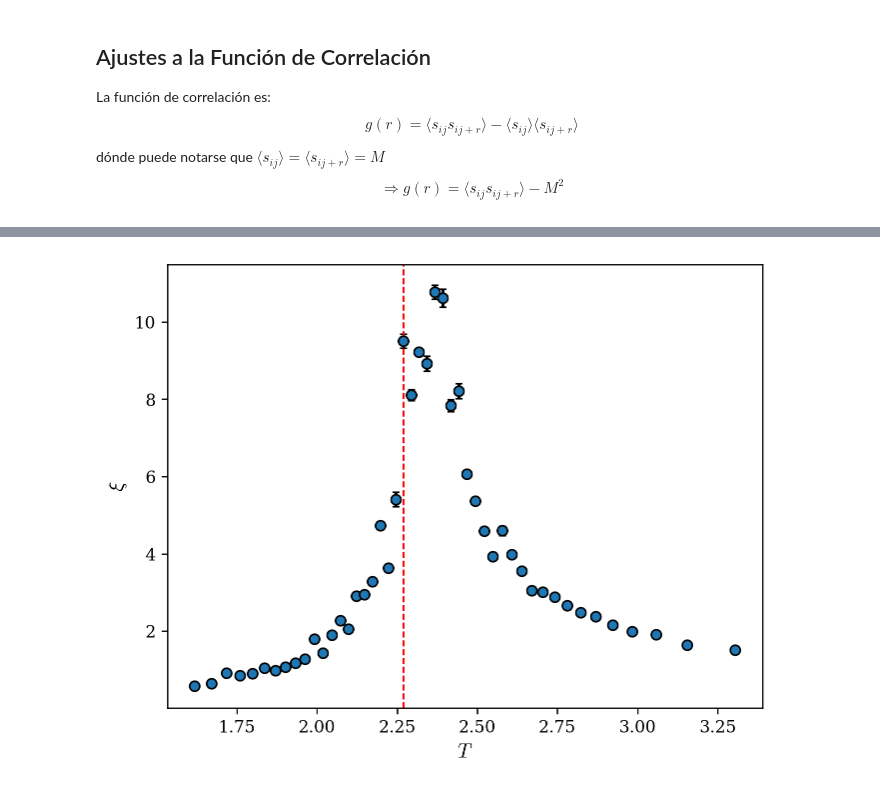
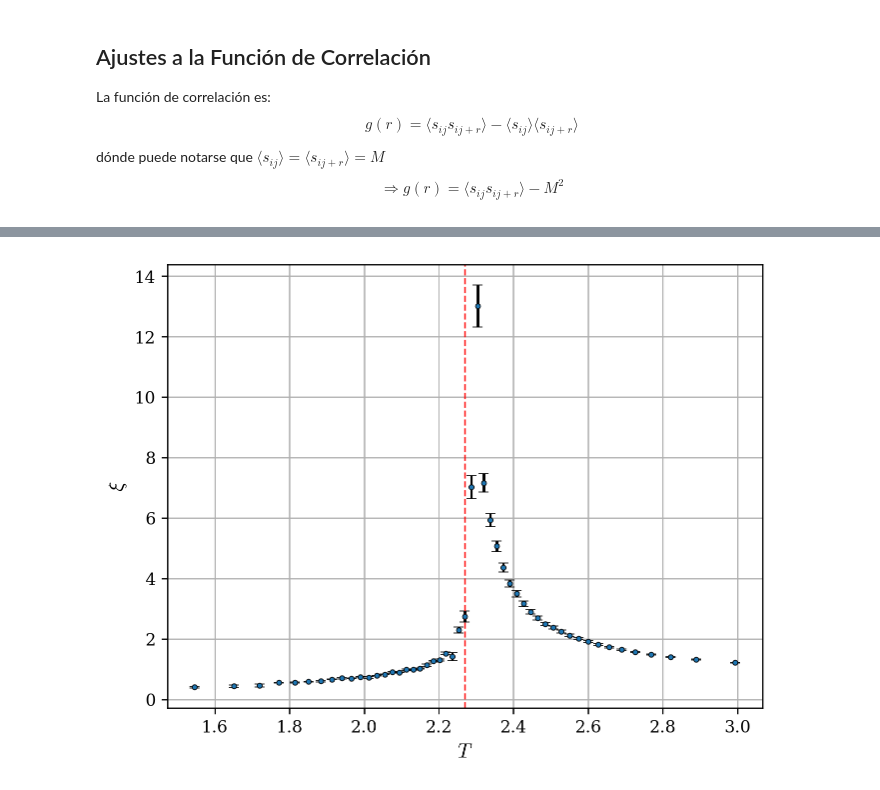
Before and after one commit to Lermacto/ising-2d, a Jupyter notebook: testing_correlation.ipynb, the cells around one changed output, grey strips where cells are left out. Cells and saved outputs as stored; diff of their text form; code cells hidden in the pictures.

```diff
--- a/testing_correlation.ipynb
+++ b/testing_correlation.ipynb
@@ -48,7 +49,7 @@ Para comparar ambas implementaciones podemos ejecutar el siguiente código que c
 (la primera ejecución de `cor_paralela` puede demorar más por el tiempo de compilación de Numba, pero si se vuelve a ejecutar la celda sin re-definir las funciones de arriba se obtienen resultados consistentes)
 # %%
 L = 32
-T = 2.7
+T = 2.2
 beta = 1 / T
 prob = np.exp(-beta * np.array([4, 8]))
 
@@ -67,5 +68,5 @@ start = time()
 for _ in range(n_iteraciones):
     cor_fft(S)
     S, _, _ = metropolis(S, prob)
-print(f"FFT: {(time() - start) / n_iteraciones:.3g} s / it")
+print(f"FFT:              {(time() - start) / n_iteraciones:.3g} s / it")
 # %% [output]
@@ -122,7 +116,7 @@ $$\Rightarrow g(r) = \langle s_{ij}s_{ij+r}\rangle-M^2$$
 # %%
 npromedio = 5_000
 
-L = 64
+L = 256
 l = L // 2  # numero de componentes del vector c
 m = np.zeros(npromedio)  # magnetizacion en funcion del paso
 c = np.zeros((l, npromedio))  # vector c en funcion del paso
@@ -130,9 +124,11 @@ c = np.zeros((l, npromedio))  # vector c en funcion del paso
 r_vals = np.arange(l)  # dominio de la funcion de correlacion
 r_dense = np.linspace(0, l, 1_000)
 
-def funcion_correlacion(r, a, c, zeta, xi):  # funcion con la que vamos a ajustar
-    return a * r**(-zeta) * np.exp(-r / xi) + c
-    # return a * np.exp(-r / xi)
+# def funcion_correlacion(r, a, c, zeta, xi):  # funcion con la que vamos a ajustar
+#     return a * r**(-zeta) * np.exp(-r / xi) + c
+
+def funcion_correlacion(r, a, xi):  # funcion con la que vamos a ajustar
+    return a * np.exp(-r / xi)
 
 
 S = np.ones((L, L), dtype=int)
@@ -157,8 +153,10 @@ for i, T in tqdm(enumerate([
     correlacion_err = np.std(c, axis=1) / np.sqrt(npromedio)
     correlacion = np.mean(c - m**2, axis=1)
     # Ajustamos:
-    parametros, _ = curve_fit(funcion_correlacion, r_vals[1:], correlacion[1:],
-                              p0 = [correlacion[0], correlacion.min(), 1/2 if T > 2.27 else 2, 2.5],
+    parametros, _ = curve_fit(
+        # funcion_correlacion, r_vals[1:], correlacion[1:],
+        # p0 = [correlacion[0], correlacion.min(), 1/2 if T > 2.27 else 2, 2.5],
+        funcion_correlacion, r_vals, correlacion,
     )
     # (la funcion curve_fit devuelve el mejor valor de los parametros
     # y tambien la covarianza, que no vamos a usar)
@@ -172,12 +170,13 @@ for i, T in tqdm(enumerate([
     plt.errorbar(
         r_vals, correlacion, yerr=correlacion_err,
         fmt=".", c=f"C{i}", mec="k", mew=0.5,
-        ecolor="k", capsize=2, elinewidth=1,
+        ecolor="k", capsize=3, elinewidth=1,
     )
 plt.grid()
 plt.legend(title="Temperaturas")
 plt.xlabel("$r$")
-plt.ylabel("$g(r)$")
+plt.ylabel(r"$g(r) = \langle s_{ij}s_{ij+r}\rangle-M^2$")
+plt.ylim(top=1)
 plt.show()
 # %% [output]
 Longitud de correlacion:
@@ -188,4 +186,0 @@ T=3 => ξ=1.9251219978802254
-# %%
-for i, cor_col in enumerate(c.T):
-    plt.plot(r_vals, cor_col, "-", c=plt.cm.viridis(i/npromedio), lw=0.1, alpha=0.25)
-plt.show()
@@ -195,7 +187,7 @@ KeyboardInterrupt:
 # %%
 # Define the symmetry point
 symmetry_point = 2.27
-distribucion = stats.norm(loc=symmetry_point, scale=0.5)  # Gaussiana
+distribucion = stats.norm(loc=symmetry_point, scale=0.35)  # Gaussiana
 numero_temps = 50 + 1
 # Genero un array de valores equiespaciados entre 0 y 1 para samplear la ICDF
 base_domain = np.linspace(1, 0, numero_temps+2)[1:-1]
@@ -214,7 +206,7 @@ plt.show()
 
 plt.hist(
     importance_sampled_domain,
-    bins=np.linspace(0.5, 4, 10),
+    bins=np.linspace(symmetry_point - 1.27, symmetry_point + 1.27, 10),
     edgecolor="k",
     zorder=10,
 )
@@ -286,17 +273,19 @@ array([1.24369397, 1.07476177, 2.91029719, 1.87567991, 2.05071449,
 # %%
 filtro_error_relativo = xi_err/xi_fit < 0.1
 plt.errorbar(
-    importance_sampled_domain[filtro_error_relativo],
-    xi_fit[filtro_error_relativo],
-    yerr=xi_err[filtro_error_relativo],
-    fmt="o",
+    T_vals,  # [filtro_error_relativo],
+    xi_fit,  # [filtro_error_relativo],
+    yerr=xi_err,  # [filtro_error_relativo],
+    fmt=".",
     markeredgecolor="k",
     ecolor="k",
-    capsize=2,
+    capsize=3,
+    markeredgewidth=0.5,
 )
 plt.axvline(symmetry_point, color="r", ls="--", lw=1)
+plt.grid()
 plt.ylabel(r"$\xi$")
 plt.xlabel("$T$")
 plt.show()
 # %% [output]
-[figure, old version]
+[figure, new version]
```
Also changed, not shown: parts of 13 cells of this notebook, 1 other file.
